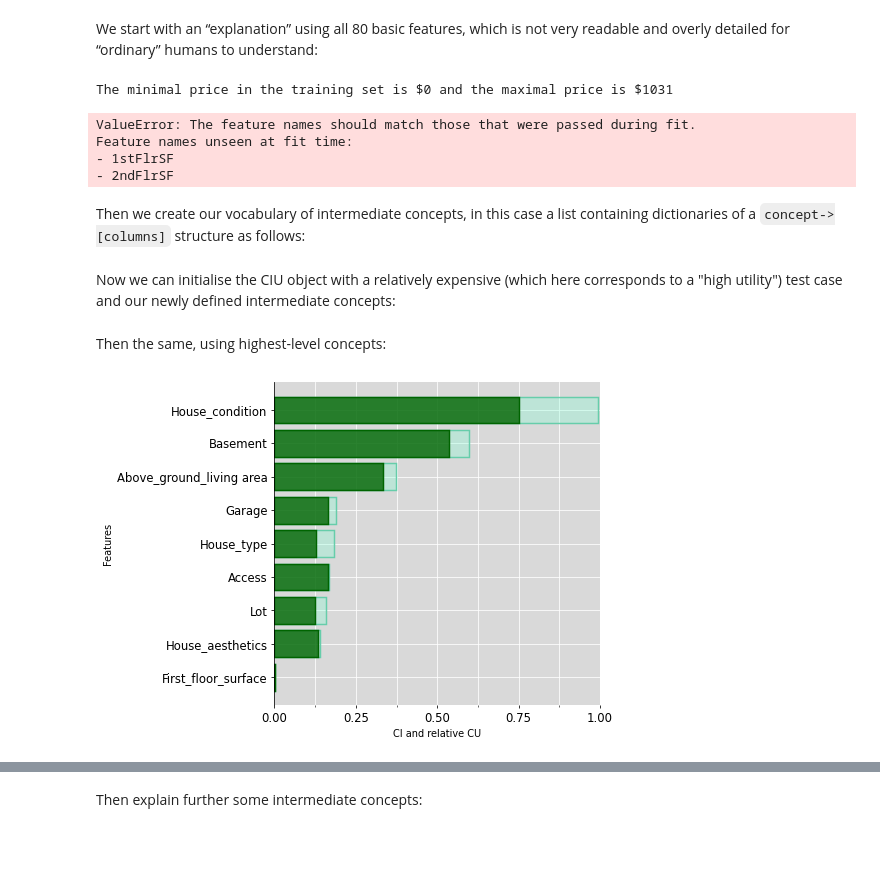
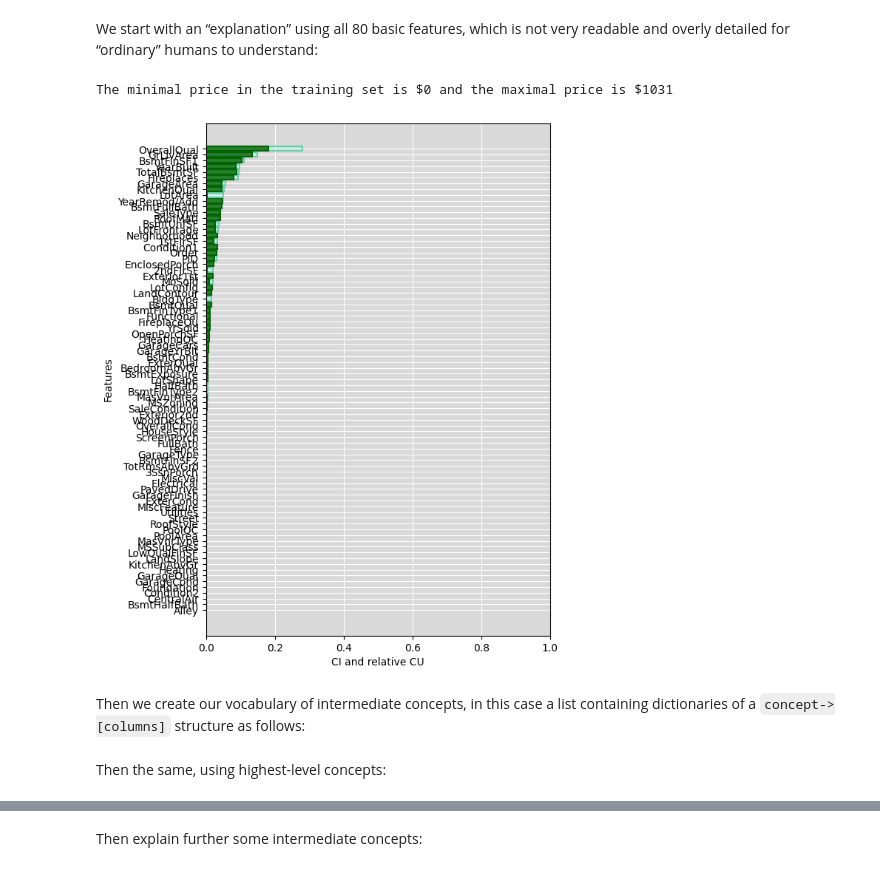
Before and after one commit to KaryFramling/py-ciu, a Jupyter notebook: README_notebook.ipynb, the cells around one changed output, grey strips where cells are left out. Cells and saved outputs as stored; diff of their text form; code cells hidden in the pictures; blank space fills up the shorter version.

```diff
--- a/README_notebook.ipynb
+++ b/README_notebook.ipynb
@@ -457,18 +458,15 @@ We start with an “explanation” using all 80 basic features, which is not ver
 # %%
 ames_instance = X_test.iloc[[345]]
 
 out_minmaxs = pd.DataFrame({'mins': [min(y_train)], 'maxs': max(y_train)})
 print(f"The minimal price in the training set is ${min(y_train):.0f} and the maximal price is ${max(y_train):.0f}")
 
-CIU_ames = ciu.CIU(model.predict, ['Price'], data=X_train, out_minmaxs=out_minmaxs) #, category_mapping=category_mapping)
+CIU_ames = ciu.CIU(xg_reg.predict, ['Price'], data=X_train, out_minmaxs=out_minmaxs) #, category_mapping=category_mapping)
 CIUres = CIU_ames.explain(ames_instance)
 CIU_ames.plot_ciu(CIUres, plot_mode='overlap', figsize=(6,9))
 # %% [output]
 The minimal price in the training set is $0 and the maximal price is $1031
-ValueError: The feature names should match those that were passed during fit.
-Feature names unseen at fit time:
-- 1stFlrSF
-- 2ndFlrSF
+[figure, added]
 # %% [markdown]
 Then we create our vocabulary of intermediate concepts, in this case a list containing dictionaries of a `concept->[columns]` structure as follows:
 # %%
@@ -486,2 +484,0 @@ intermediate = [
-# %% [markdown]
-Now we can initialise the CIU object with a relatively expensive (which here corresponds to a "high utility") test case and our newly defined intermediate concepts:
@@ -497,6 +485,2 @@ ciu_ames = determine_ciu(
 # %% [markdown]
 Then the same, using highest-level concepts:
-# %%
-ciu_ames.plot_ciu(include_intermediate_concepts='only', plot_mode='overlap')
-# %% [output]
-[figure, removed]
```
Also changed, not shown: parts of 24 cells of this notebook, 1 other file.
